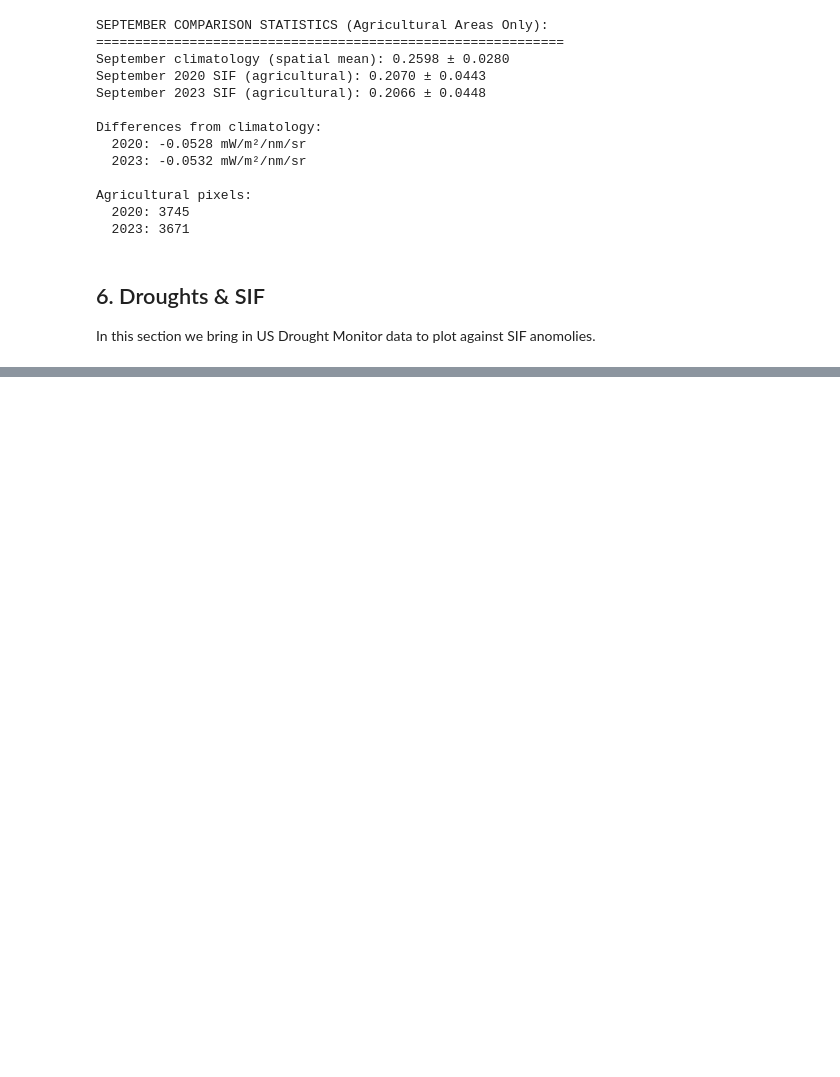
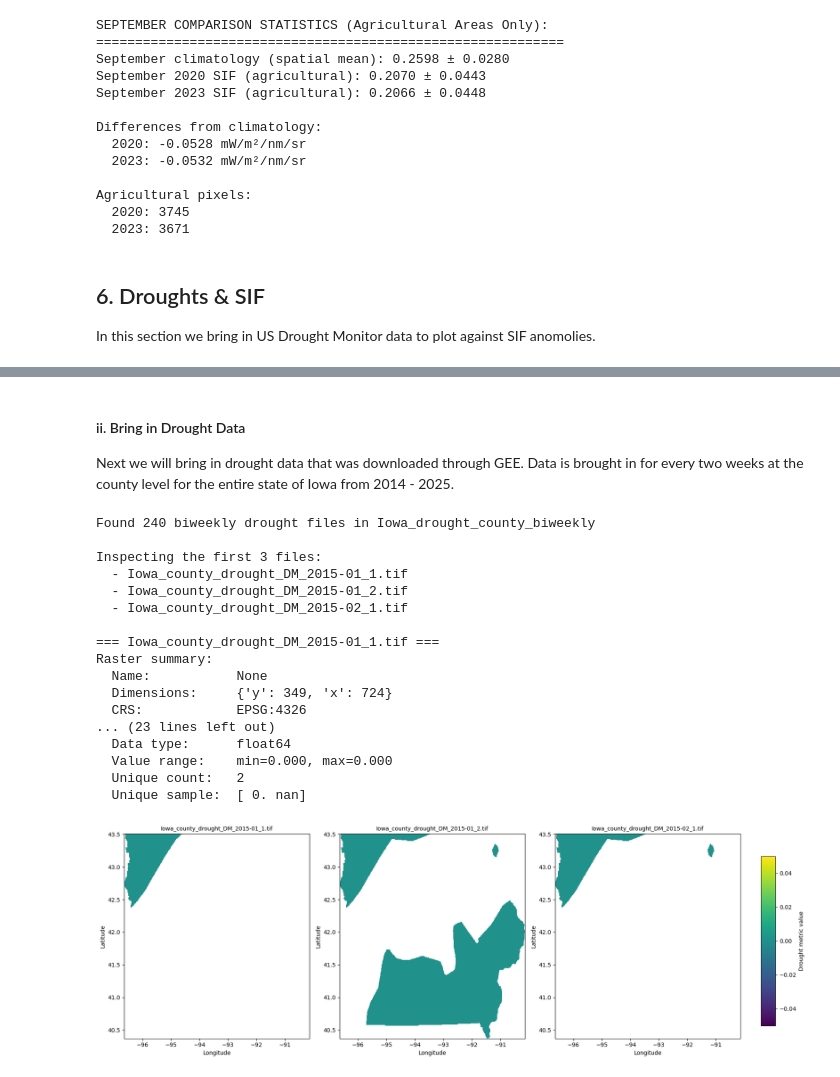
Before and after one commit to jacksoncoldiron/SIF-Analysis, a Jupyter notebook: src/sif_EDA.ipynb, the cells around one changed output, grey strips where cells are left out. Cells and saved outputs as stored; diff of their text form; code cells hidden in the pictures; blank space fills up the shorter version.

Commit message:
Bringing in the drought data and doing some preliminary analysis

```diff
--- a/src/sif_EDA.ipynb
+++ b/src/sif_EDA.ipynb
@@ -2045,0 +2066,79 @@ NameError: name 'pd' is not defined
+# %% [markdown]
+#### ii. Bring in Drought Data
+
+Next we will bring in drought data that was downloaded through GEE. Data is brought in for every two weeks at the county level for the entire state of Iowa from 2014 - 2025.
+# %%
+from pathlib import Path
+import rioxarray as rxr
+import numpy as np
+import matplotlib.pyplot as plt
+
+# Directory containing the biweekly county drought GeoTIFFs
+DROUGHT_DIR = Path("../data/raw/Iowa_drought_county_biweekly")
+
+if not DROUGHT_DIR.exists():
+    raise FileNotFoundError(f"Expected drought directory at {DROUGHT_DIR}, but it was not found.")
+
+# Collect GeoTIFF files
+geo_tiffs = sorted(DROUGHT_DIR.glob("*.tif"))
+print(f"Found {len(geo_tiffs)} biweekly drought files in {DROUGHT_DIR.name}")
+
+if not geo_tiffs:
+    raise FileNotFoundError("No GeoTIFF files discovered. Please verify the download step.")
+
+# Pick a handful of sample files to inspect
+n_samples = 3
+sample_files = geo_tiffs[:n_samples]
+print(f"\nInspecting the first {len(sample_files)} files:")
+for fp in sample_files:
+    print(f"  - {fp.name}")
+
+# Prepare subplots
+fig, axes = plt.subplots(1, len(sample_files), figsize=(6 * len(sample_files), 6))
+if len(sample_files) == 1:
+    axes = [axes]
+
+for ax, sample_fp in zip(axes, sample_files):
+    print(f"\n=== {sample_fp.name} ===")
+    da = rxr.open_rasterio(sample_fp).squeeze(drop=True)
+    print("Raster summary:")
+    print(f"  Name:           {da.name}")
+    print(f"  Dimensions:     {dict(da.sizes)}")
+    print(f"  CRS:            {da.rio.crs}")
+    print(f"  Resolution:     {da.rio.resolution()}")
+    print(f"  Data type:      {da.dtype}")
+    print(f"  Value range:    min={float(da.min().values):.3f}, max={float(da.max().values):.3f}")
+    unique_vals = np.unique(da.values)
+    print(f"  Unique count:   {len(unique_vals)}")
+    print(f"  Unique sample:  {unique_vals[:10]}{'...' if len(unique_vals) > 10 else ''}")
+
+    im = da.plot(ax=ax, cmap="viridis", add_colorbar=False)
+    ax.set_title(sample_fp.name, fontsize=10)
+    ax.set_xlabel("Longitude")
+    ax.set_ylabel("Latitude")
+
+# Add a shared colorbar
+cax = fig.add_axes([0.92, 0.15, 0.02, 0.7])
+fig.colorbar(im, cax=cax, label="Drought metric value")
+
+plt.tight_layout(rect=[0, 0, 0.9, 1])
+plt.show()
+# %% [output]
+Found 240 biweekly drought files in Iowa_drought_county_biweekly
+
+Inspecting the first 3 files:
+  - Iowa_county_drought_DM_2015-01_1.tif
+  - Iowa_county_drought_DM_2015-01_2.tif
+  - Iowa_county_drought_DM_2015-02_1.tif
+
+=== Iowa_county_drought_DM_2015-01_1.tif ===
+Raster summary:
+  Name:           None
+  Dimensions:     {'y': 349, 'x': 724}
+  CRS:            EPSG:4326
+... (23 lines left out)
+  Data type:      float64
+  Value range:    min=0.000, max=0.000
+  Unique count:   2
+  Unique sample:  [ 0. nan]
+[figure, added]
```
Also changed, not shown: parts of 11 cells of this notebook, 2 other files.
